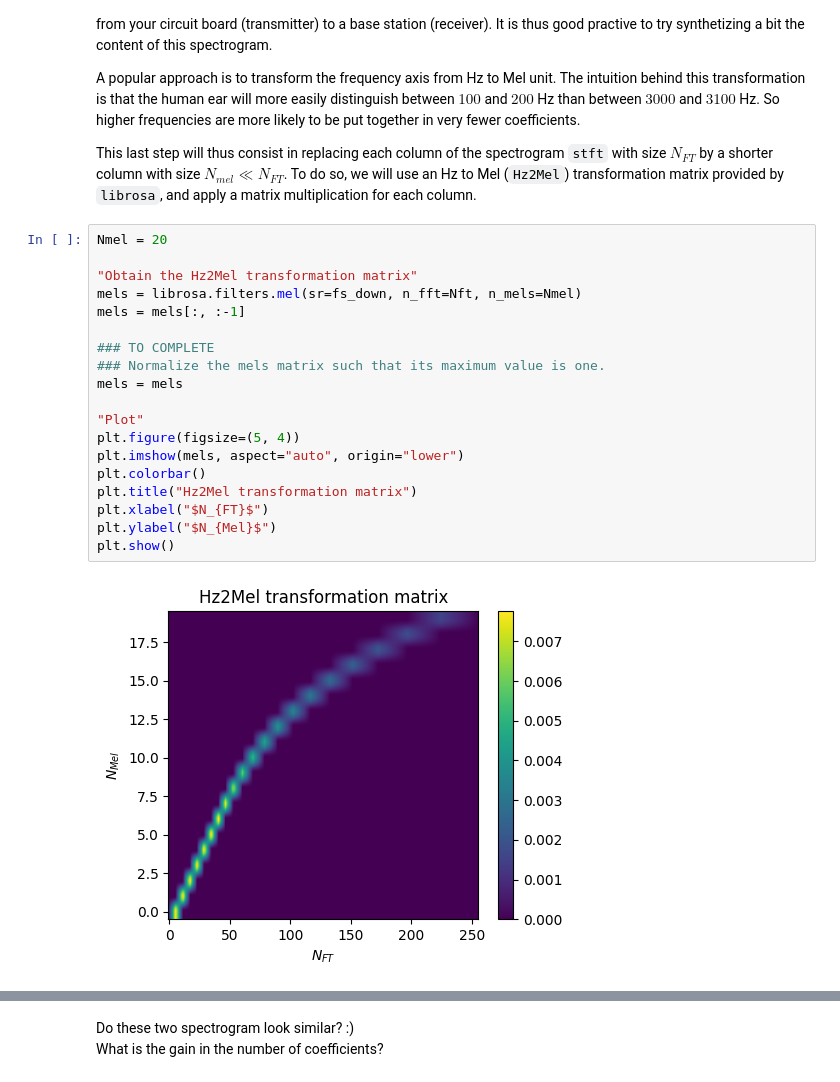
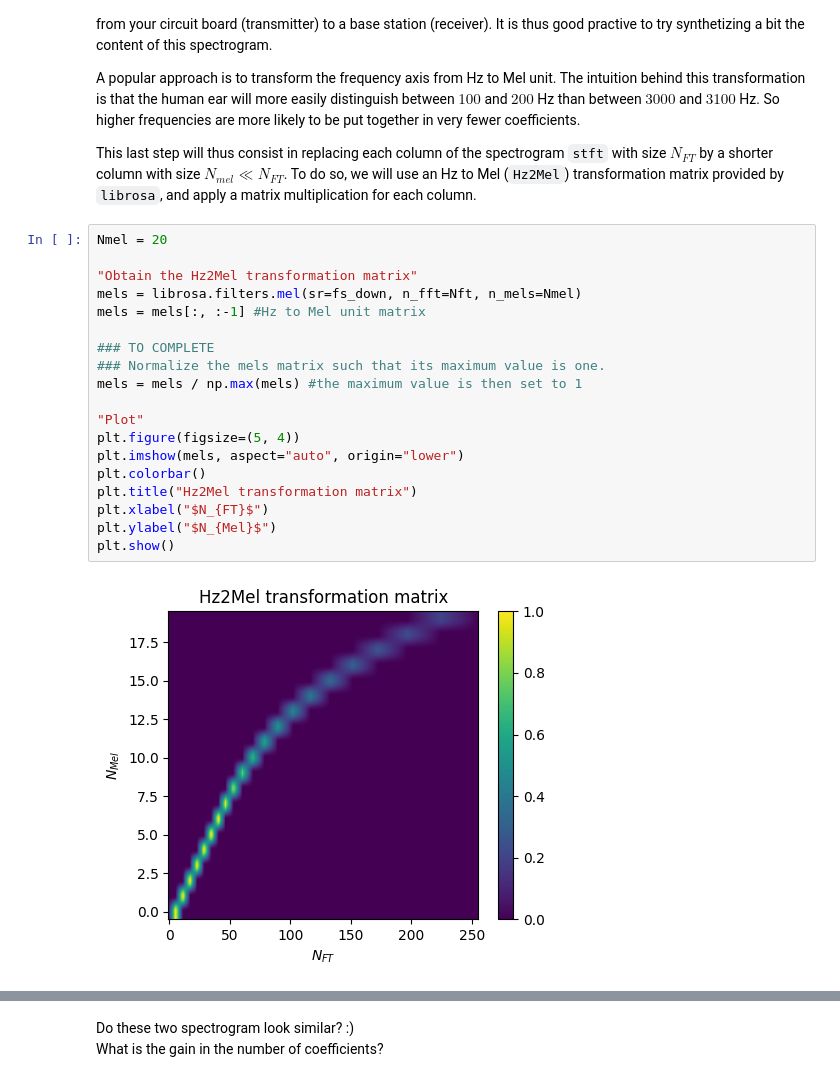
Before and after one commit to Raph480/LELEC210X, a Jupyter notebook: classification/h1_feature_vectors.ipynb, the cells around one changed output, grey strips where cells are left out. Cells and saved outputs as stored; diff of their text form.

```diff
--- a/classification/h1_feature_vectors.ipynb
+++ b/classification/h1_feature_vectors.ipynb
@@ -279,23 +284,23 @@ This last step will thus consist in replacing each column of the spectrogram ``s
 # %%
 Nmel = 20
 
 "Obtain the Hz2Mel transformation matrix"
 mels = librosa.filters.mel(sr=fs_down, n_fft=Nft, n_mels=Nmel)
-mels = mels[:, :-1]
+mels = mels[:, :-1] #Hz to Mel unit matrix
 
 ### TO COMPLETE
 ### Normalize the mels matrix such that its maximum value is one.
-mels = mels
+mels = mels / np.max(mels) #the maximum value is then set to 1
 
 "Plot"
 plt.figure(figsize=(5, 4))
 plt.imshow(mels, aspect="auto", origin="lower")
 plt.colorbar()
 plt.title("Hz2Mel transformation matrix")
 plt.xlabel("$N_{FT}$")
 plt.ylabel("$N_{Mel}$")
 plt.show()
 # %% [output]
-[figure, old version]
+[figure, new version]
 # %%
 "Melspectrogram computation"
```
Also changed, not shown: parts of 12 cells of this notebook.
